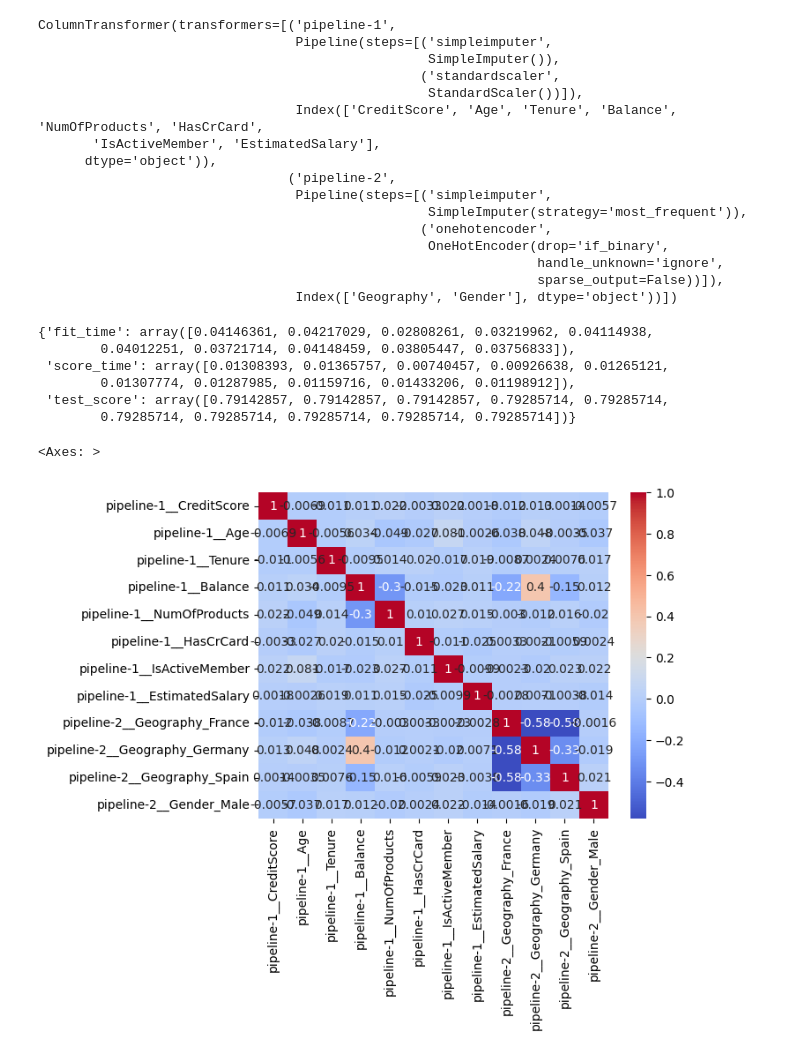
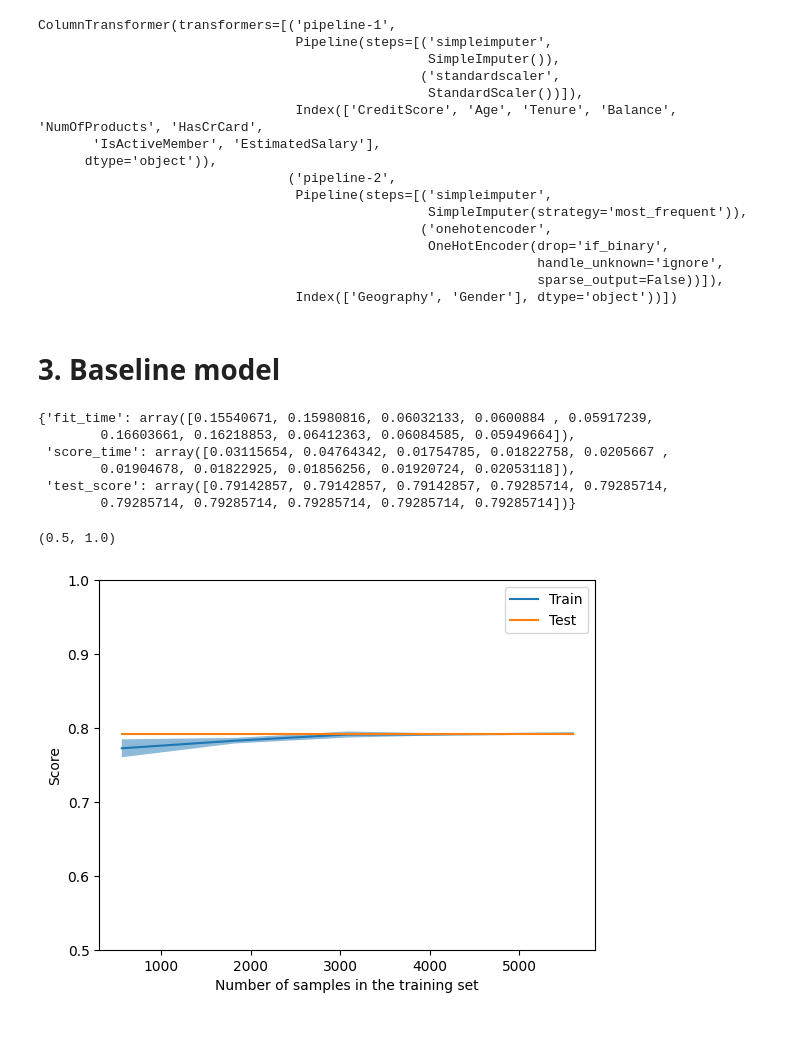
Before and after one commit to jerome-roeser/Bank-customer-churn-modeling, a Jupyter notebook: customer_churn.ipynb, the cells around one changed output. Saved outputs shown, nothing was run; the diff lists cells and outputs as text; code cells hidden in the pictures.

Commit message:
Evaluate a simpl Logistic Regression model

```diff
--- a/customer_churn.ipynb
+++ b/customer_churn.ipynb
@@ -128,8 +136,8 @@ from sklearn.compose import make_column_transformer, ColumnTransformer
 from sklearn.impute import SimpleImputer
 from sklearn.pipeline import make_pipeline, make_union, Pipeline
 
-num_pipeline = make_pipeline(SimpleImputer(), StandardScaler())
-cat_pipeline = make_pipeline(SimpleImputer(strategy='most_frequent'),
+num_transformer = make_pipeline(SimpleImputer(), StandardScaler())
+cat_transformer = make_pipeline(SimpleImputer(strategy='most_frequent'),
                              OneHotEncoder(
                                  sparse_output= False,
                                  drop='if_binary',
@@ -137,8 +145,8 @@ cat_pipeline = make_pipeline(SimpleImputer(strategy='most_frequent'),
                              ))
 
 preprocessor = make_column_transformer(
-    (num_pipeline, num_features),
-    (cat_pipeline, cat_features),
+    (num_transformer, num_features),
+    (cat_transformer, cat_features),
     remainder='drop'
     )
 
@@ -160,28 +168,32 @@ ColumnTransformer(transformers=[('pipeline-1',
                                                                 handle_unknown='ignore',
                                                                 sparse_output=False))]),
                                  Index(['Geography', 'Gender'], dtype='object'))])
+# %% [markdown]
+# 3. Baseline model
 # %%
-from sklearn.model_selection import train_test_split, cross_validate, cross_val_score, cross_val_predict
+from sklearn.model_selection import train_test_split, cross_validate, cross_val_score, cross_val_predict, LearningCurveDisplay
 from sklearn.dummy import DummyClassifier
 from sklearn.linear_model import LogisticRegression
+
 X_train, X_test, y_train, y_test = train_test_split(X, y, train_size= 0.7, random_state= 42)
 
 X_train_preprocessed = pd.DataFrame(preprocessor.fit_transform(X_train),\
     columns=preprocessor.get_feature_names_out())
 
-pipeline = make_pipeline(preprocessor, DummyClassifier())
+pipeline_dummy = make_pipeline(preprocessor, DummyClassifier())
 
-cv_results_dummy = cross_validate(pipeline, X_train, y_train, cv= 10, n_jobs= -1)
+cv_results_dummy = cross_validate(pipeline_dummy, X_train, y_train,cv= 10, n_jobs= -1)
 cv_results_dummy
 # %% [output]
-{'fit_time': array([0.04146361, 0.04217029, 0.02808261, 0.03219962, 0.04114938,
-        0.04012251, 0.03721714, 0.04148459, 0.03805447, 0.03756833]),
- 'score_time': array([0.01308393, 0.01365757, 0.00740457, 0.00926638, 0.01265121,
-        0.01307774, 0.01287985, 0.01159716, 0.01433206, 0.01198912]),
+{'fit_time': array([0.15540671, 0.15980816, 0.06032133, 0.0600884 , 0.05917239,
+        0.16603661, 0.16218853, 0.06412363, 0.06084585, 0.05949664]),
+ 'score_time': array([0.03115654, 0.04764342, 0.01754785, 0.01822758, 0.0205667 ,
+        0.01904678, 0.01822925, 0.01856256, 0.01920724, 0.02053118]),
  'test_score': array([0.79142857, 0.79142857, 0.79142857, 0.79285714, 0.79285714,
         0.79285714, 0.79285714, 0.79285714, 0.79285714, 0.79285714])}
-# %%
-sns.heatmap(data=X_train_preprocessed.corr(), cmap='coolwarm', annot= True)
-# %% [output]
-<Axes: >
-[figure, removed]
+# %%
+LearningCurveDisplay.from_estimator(pipeline_dummy, X_train, y_train)
+plt.ylim(0.5,1)
+# %% [output]
+(0.5, 1.0)
+[figure, added]
```
Also changed, not shown: parts of 9 cells of this notebook.
